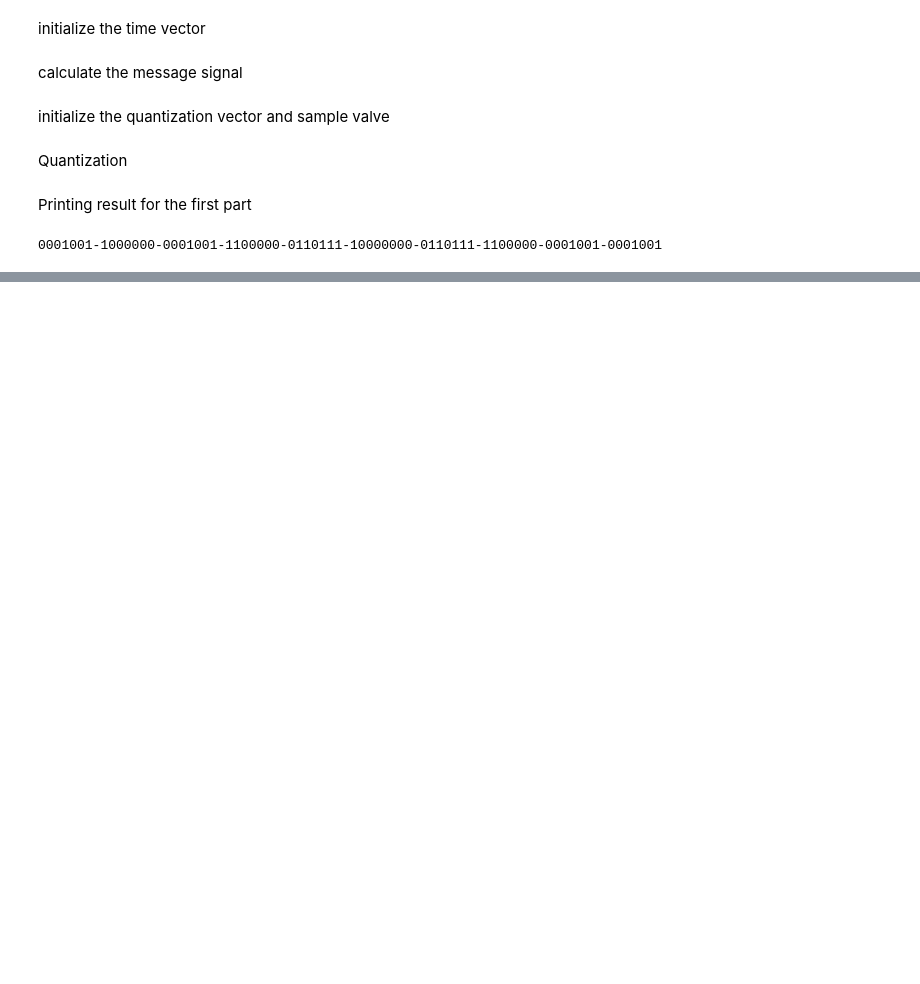
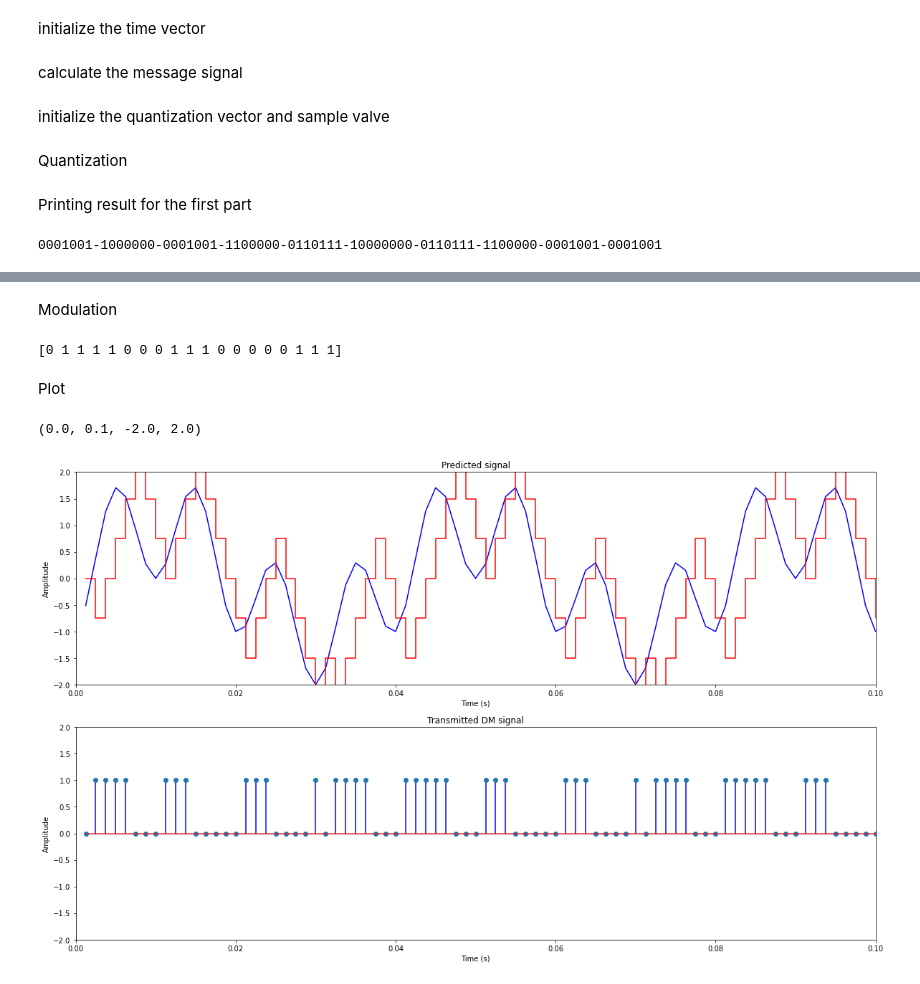
Before and after one commit to uchihadmali/projecto_x, a Jupyter notebook: Projectox.ipynb, the cells around one changed output, grey strips where cells are left out. Cells and saved outputs as stored; diff of their text form; code cells hidden in the pictures; blank space fills up the shorter version.

```diff
--- a/Projectox.ipynb
+++ b/Projectox.ipynb
@@ -41,0 +45,3 @@ print('{0:07b}'.format(pcm[10]),end="")
+# %%
+delta_sampling_frequency = 800 #Hz
+delta_time = np.arange(signal_duration*delta_sampling_frequency) / delta_sampling_frequency+(1/delta_sampling_frequency)
@@ -41,0 +50,45 @@ print('{0:07b}'.format(pcm[10]),end="")
+# %%
+message_delta=np.sin(50*np.pi*delta_time)-np.cos(200*np.pi*delta_time)
+# %%
+# define step size
+delta_epsilon = 0.75
+
+#initialize the prediction and bits vector
+prediction=np.zeros_like(message_delta)
+bits=np.zeros_like(message_delta,int)
+# %% [markdown]
+Modulation
+# %%
+for i, t in enumerate(delta_time):
+  if i>0:
+    bits[i-1]=int(message_delta[i-1]>prediction[i-1])
+    prediction[i]=(2*bits[i-1]-1)*delta_epsilon+prediction[i-1]
+print(bits[0:19])
+# %% [output]
+[0 1 1 1 1 0 0 0 1 1 1 0 0 0 0 0 1 1 1]
+# %% [markdown]
+Plot
+# %%
+plt.figure(figsize=(20,12))
+plt.subplot(2,1,1)
+plt.plot(delta_time, message_delta, 'b')
+plt.xlabel('Time (s)')
+plt.ylabel('Amplitude')
+plt.title('Message signal')
+plt.axis([0, 0.1, -2, 2])
+
+plt.step(delta_time, prediction, 'r', where='post')
+plt.xlabel('Time (s)')
+plt.ylabel('Amplitude')
+plt.title('Predicted signal')
+plt.axis([0, 0.1, -2, 2])
+
+plt.subplot(2,1,2)
+plt.stem(delta_time, bits, 'b')
+plt.xlabel('Time (s)')
+plt.ylabel('Amplitude')
+plt.title('Transmitted DM signal')
+plt.axis([0, 0.1, -2, 2])
+# %% [output]
+(0.0, 0.1, -2.0, 2.0)
+[figure, added]
```
Also changed, not shown: parts of 3 cells of this notebook.
